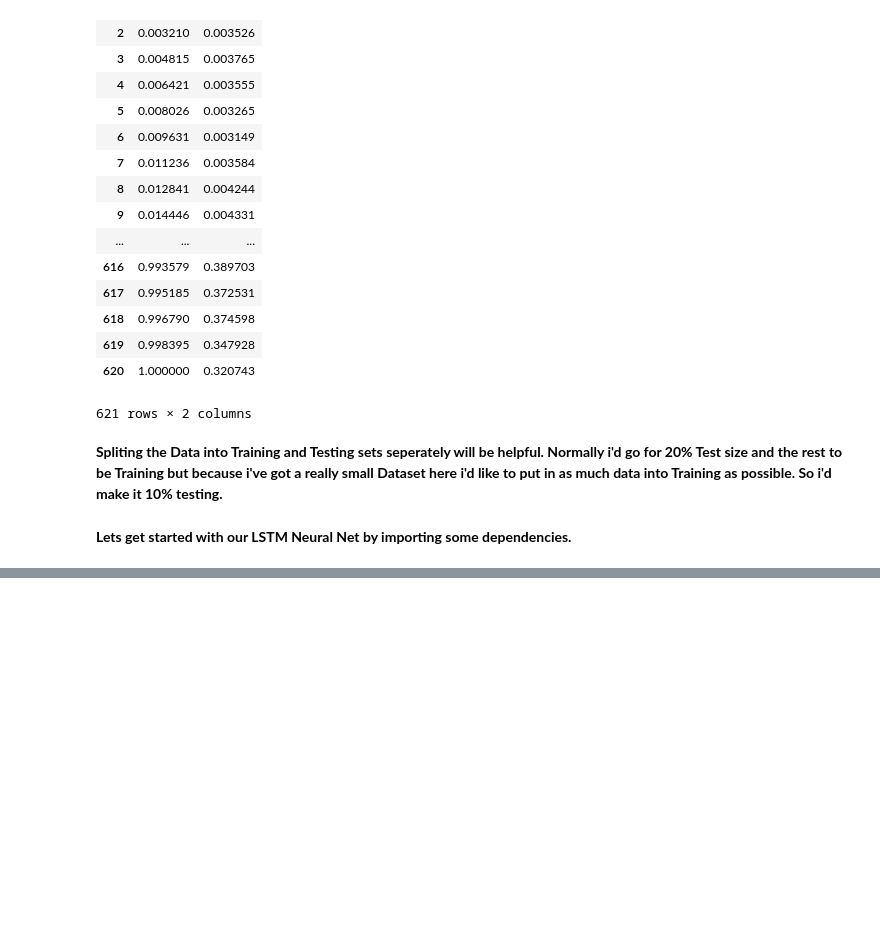
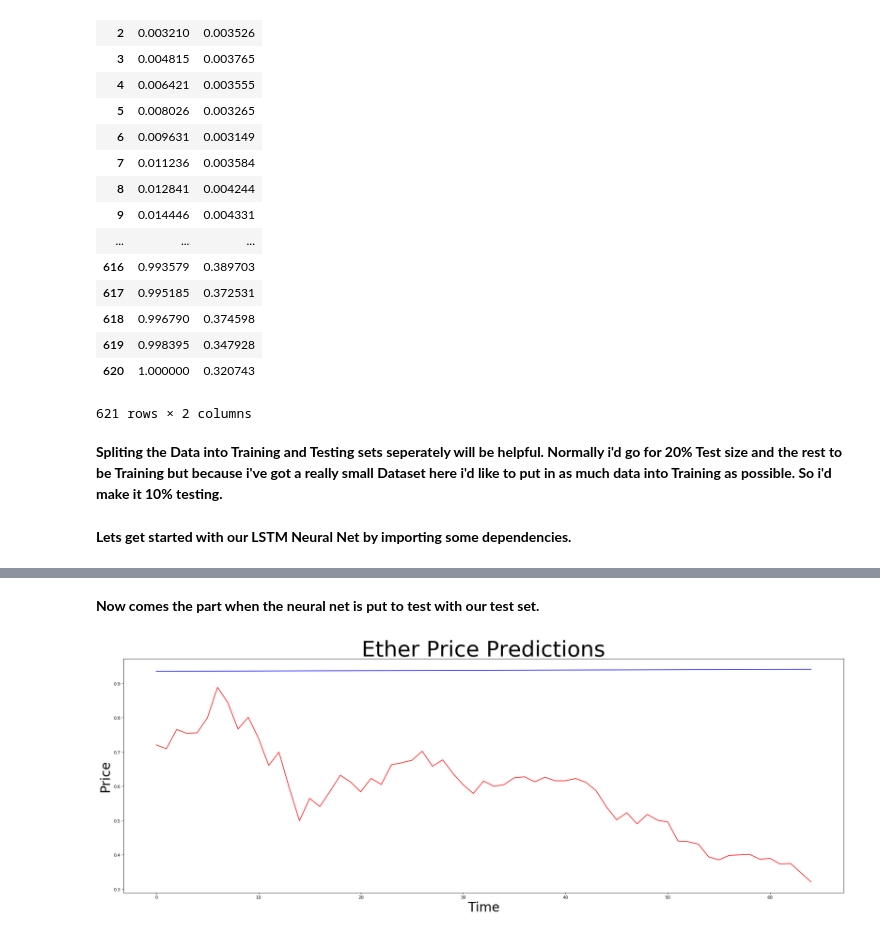
Before and after one commit to PravinVedurla/Ether-Price-Prediction, a Jupyter notebook: Data Analysis.ipynb, the cells around one changed output, grey strips where cells are left out. Saved outputs shown, nothing was run; the diff lists cells and outputs as text; code cells hidden in the pictures; blank space fills up the shorter version.

```diff
--- a/Data Analysis.ipynb
+++ b/Data Analysis.ipynb
@@ -87,9 +87,9 @@ pd.DataFrame(data_norm)
 train_set = data_norm[:len(data_norm) - 65 ,:]
 test_set = data_norm[len(data_norm) - 65:,:]
 
-train_x = train_set[:,0] ##Matrix of features from the Training set
-train_y = train_set[:,1] ##The Dependent Variable
-train_x = np.reshape(train_x, (556, 1)) ##Converts into a 556x1 matrix
+train_x = train_set[0:len(train_set)-1, 0] ##Matrix of features from the Training set
+train_y = train_set[1:len(train_set), 1] ##The Dependent Variable
+train_x = np.reshape(train_x, (555, 1, 1)) ##Converts into a 555x1 matrix
 # %% [markdown]
 **Lets get started with our LSTM Neural Net by importing some dependencies.**
 # %%
@@ -99,10 +99,8 @@ from keras.layers import LSTM
 
 neuralnet = Sequential() ##Initializing the NN
 
-neuralnet.add(LSTM(units = 5, activation = 'sigmoid', input_shape=(_, 1))) ##The intermediate Layer that also creates the initial layer.
+neuralnet.add(LSTM(units = 5, activation = 'sigmoid', input_shape=(None, 1))) ##The intermediate Layer that also creates the initial layer.
 
 neuralnet.add(Dense(units = 1)) ##Only one Output neuron would do.
 
-neuralnet.compile(optimizer = 'adam', loss = 'binary_cross_entropy')
-
-neuralnet.fit(train_x, train_y, batch_size= 5, epochs = 50)
+neuralnet.compile(optimizer = 'adam', loss = 'mean_squared_error')
@@ -110,0 +128,20 @@ TypeError: Error converting shape to a TensorShape: only size-1 arrays can be co
+# %% [markdown]
+**Now comes the part when the neural net is put to test with our test set.**
+# %%
+inputs = test_set[:,0]
+inputs = np.reshape(inputs, (len(test_set), 1, 1))
+# %%
+predictions = neuralnet.predict(inputs)
+predictions = scaler.inverse_transform(predictions)
+# %%
+plt.figure(figsize=(30,10), dpi=80, facecolor = 'w', edgecolor = 'k')
+
+plt.plot(test_set[:, 1], color = 'red', label= 'Actual Ether Price')
+plt.plot(predictions[:, 0], color = 'blue', label= 'The Predictied Ether Price')
+
+plt.title('Ether Price Predictions', fontsize = 50)
+plt.xlabel('Time', fontsize=30)
+plt.ylabel('Price', fontsize=30)
+plt.show()
+# %% [output]
+[figure, added]
```
Also changed, not shown: parts of 3 cells of this notebook.
